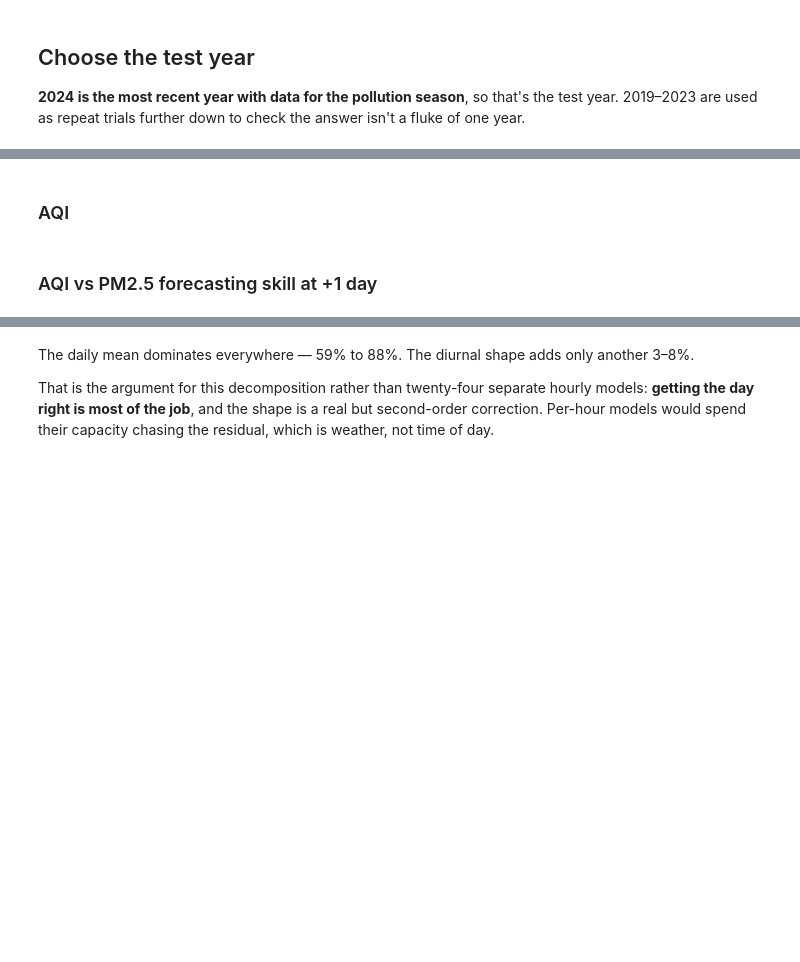
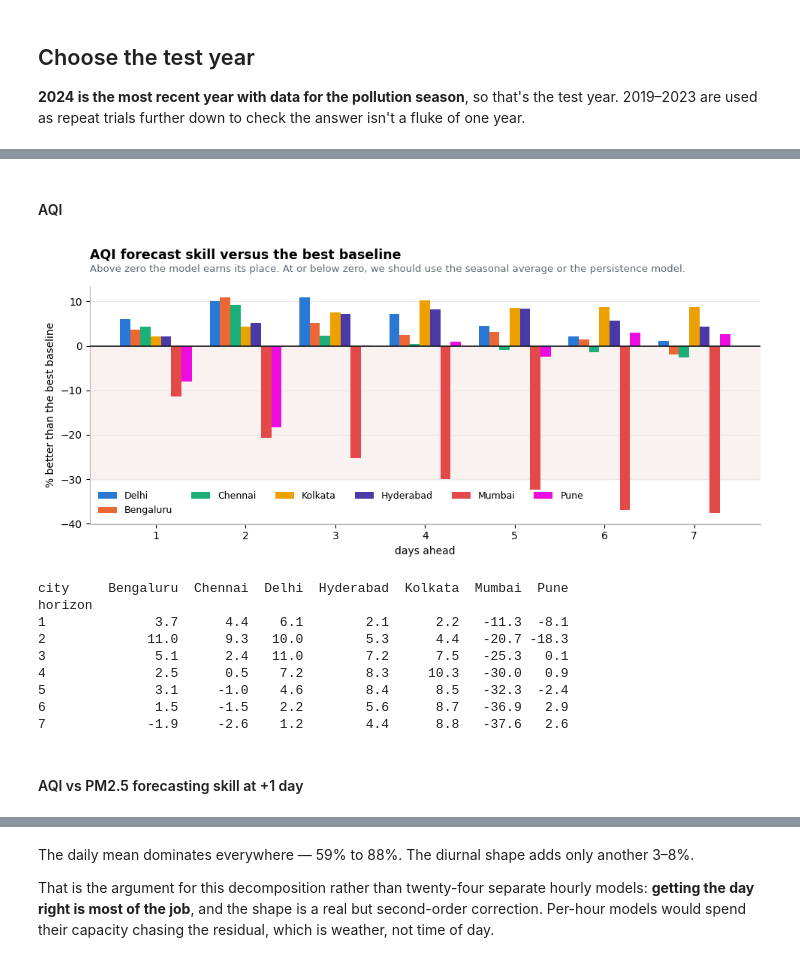
Before and after one commit to amrita112/aqi-dashboard, a Jupyter notebook: contrib/forecasting/forecast_feasibility.ipynb, the cells around one changed output, grey strips where cells are left out. Saved outputs shown, nothing was run; the diff lists cells and outputs as text; code cells hidden in the pictures; blank space fills up the shorter version.

```diff
--- a/contrib/forecasting/forecast_feasibility.ipynb
+++ b/contrib/forecasting/forecast_feasibility.ipynb
@@ -316,37 +410,48 @@ print(skill.pivot(index='horizon', columns='city', values='skill_pct').round(1).
 # %% [markdown]
-### AQI
+#### AQI
 # %%
 skill = []
 for city in CITIES:
     d = season_aqi[season_aqi.city == city]
     for h in HORIZONS:
         dh = d[d.horizon == h].set_index('model').mae
         base = min(dh['persistence'], dh['climatology'])
         skill.append({'city': city, 'horizon': h,
                       'skill_pct': 100 * (base - dh['blend']) / base})
 skill = pd.DataFrame(skill)
 
 fig, ax = plt.subplots(figsize=(10, 4.4))
 n_c = len(CITIES)
 w = 0.8 / n_c
 for i, city in enumerate(CITIES):
     d = skill[skill.city == city].sort_values('horizon')
     offset = (i - (n_c - 1) / 2) * w
     ax.bar(d.horizon + offset, d.skill_pct, width=w,
            color=CITY_COLOR[city], label=city, zorder=3)
 ax.axhline(0, color=INK, linewidth=1.2, zorder=4)
 ax.axhspan(-30, 0, color='#b3261e', alpha=0.06, zorder=0)
 ax.set_xlabel('days ahead'); ax.set_ylabel('% better than the best baseline')
 ax.set_xticks(HORIZONS)
-ax.set_title('AQI forecast skill decays fast', loc='left', fontsize=12.5, fontweight='bold', pad=26)
+ax.set_title('AQI forecast skill versus the best baseline', loc='left', fontsize=12.5, fontweight='bold', pad=26)
 ax.text(0, 1.06, 'Above zero the model earns its place. At or below zero, we should use the seasonal average or the persistence model.', transform=ax.transAxes,
         fontsize=9.5, color=MUTED)
 ax.legend(frameon=False, fontsize=9, ncol=6)
 ax.grid(axis='y', color=GRID, linewidth=0.8); ax.set_axisbelow(True)
 for sp in ('top', 'right'): ax.spines[sp].set_visible(False)
 ax.spines['left'].set_color('0.7'); ax.spines['bottom'].set_color('0.7')
 plt.tight_layout(); plt.show()
 print(skill.pivot(index='horizon', columns='city', values='skill_pct').round(1).to_string())
+# %% [output]
+[figure, added]
+city     Bengaluru  Chennai  Delhi  Hyderabad  Kolkata  Mumbai  Pune
+horizon
+1              3.7      4.4    6.1        2.1      2.2   -11.3  -8.1
+2             11.0      9.3   10.0        5.3      4.4   -20.7 -18.3
+3              5.1      2.4   11.0        7.2      7.5   -25.3   0.1
+4              2.5      0.5    7.2        8.3     10.3   -30.0   0.9
+5              3.1     -1.0    4.6        8.4      8.5   -32.3  -2.4
+6              1.5     -1.5    2.2        5.6      8.7   -36.9   2.9
+7             -1.9     -2.6    1.2        4.4      8.8   -37.6   2.6
 # %% [markdown]
-### AQI vs PM2.5 forecasting skill at +1 day
+#### AQI vs PM2.5 forecasting skill at +1 day
 # %%
```
Also changed, not shown: parts of 77 cells of this notebook, 1 other file.
